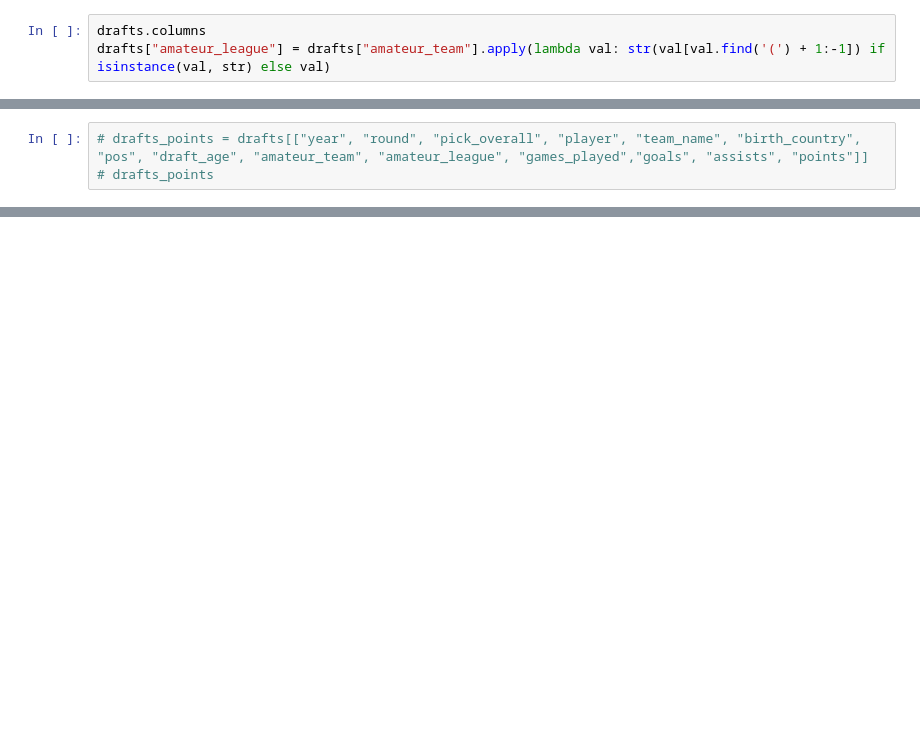
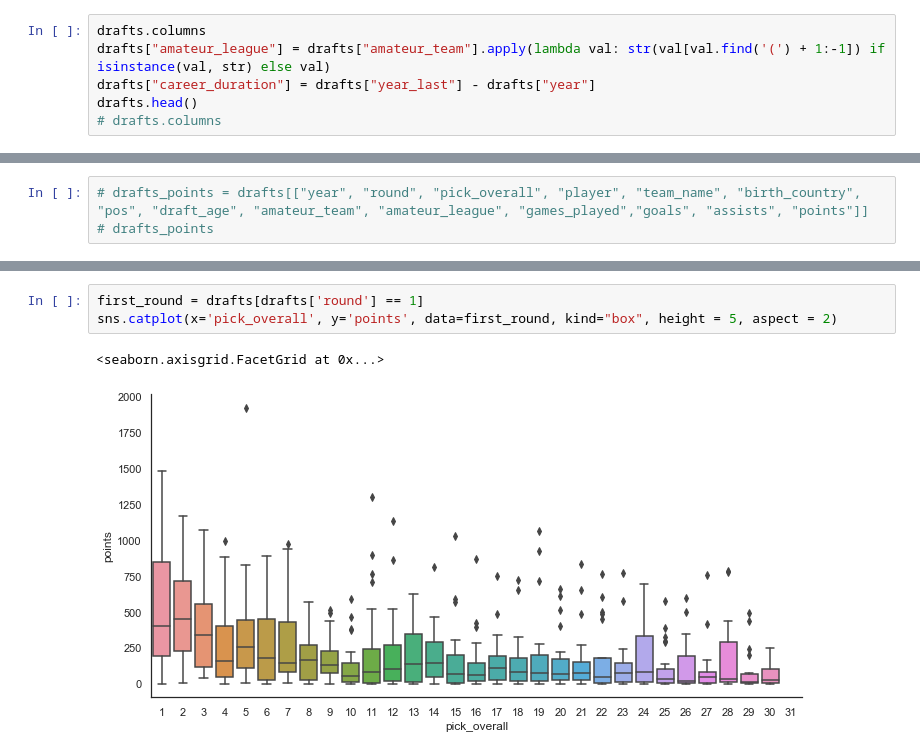
Before and after one commit to pbenmoser4/hockey, a Jupyter notebook: Sandbox.ipynb, the cells around one changed output, grey strips where cells are left out. Saved outputs shown, nothing was run; the diff lists cells and outputs as text; blank space fills up the shorter version.

```diff
--- a/Sandbox.ipynb
+++ b/Sandbox.ipynb
@@ -28,3 +10,6 @@ drafts
 # %%
 drafts.columns
 drafts["amateur_league"] = drafts["amateur_team"].apply(lambda val: str(val[val.find('(') + 1:-1]) if isinstance(val, str) else val)
+drafts["career_duration"] = drafts["year_last"] - drafts["year"]
+drafts.head()
+# drafts.columns
@@ -81,0 +186,6 @@ teams.get_group("MoDo Ornskoldsvik (Sweden)")
+# %%
+first_round = drafts[drafts['round'] == 1]
+sns.catplot(x='pick_overall', y='points', data=first_round, kind="box", height = 5, aspect = 2)
+# %% [output]
+<seaborn.axisgrid.FacetGrid at 0x...>
+[figure, added]
```
Also changed, not shown: parts of 23 cells of this notebook.
